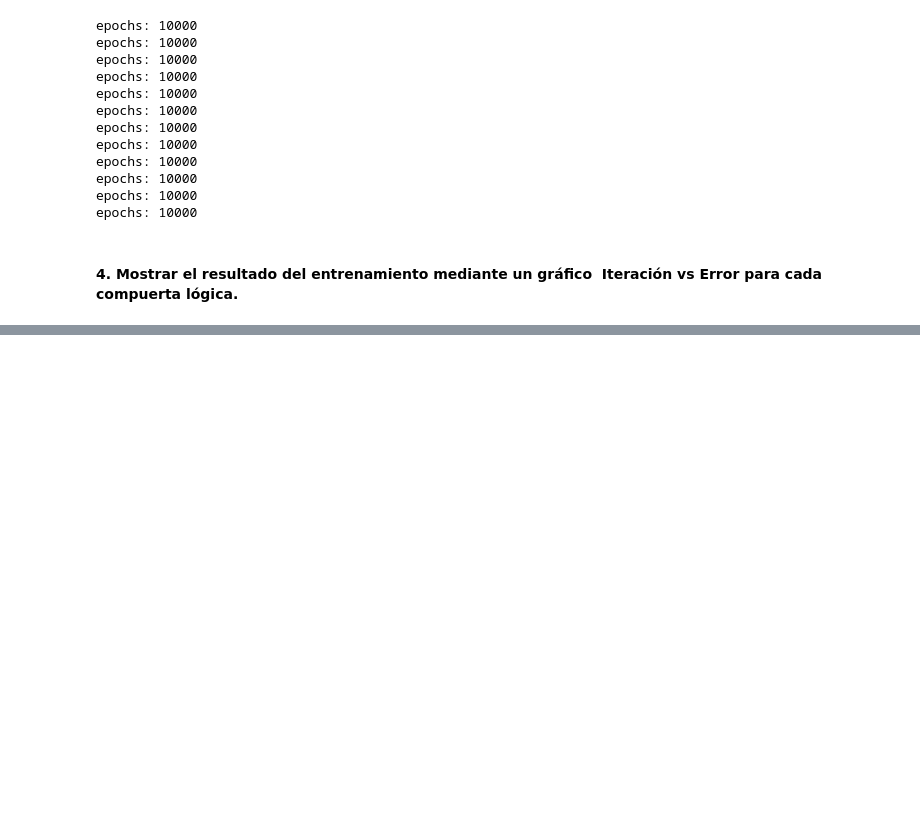
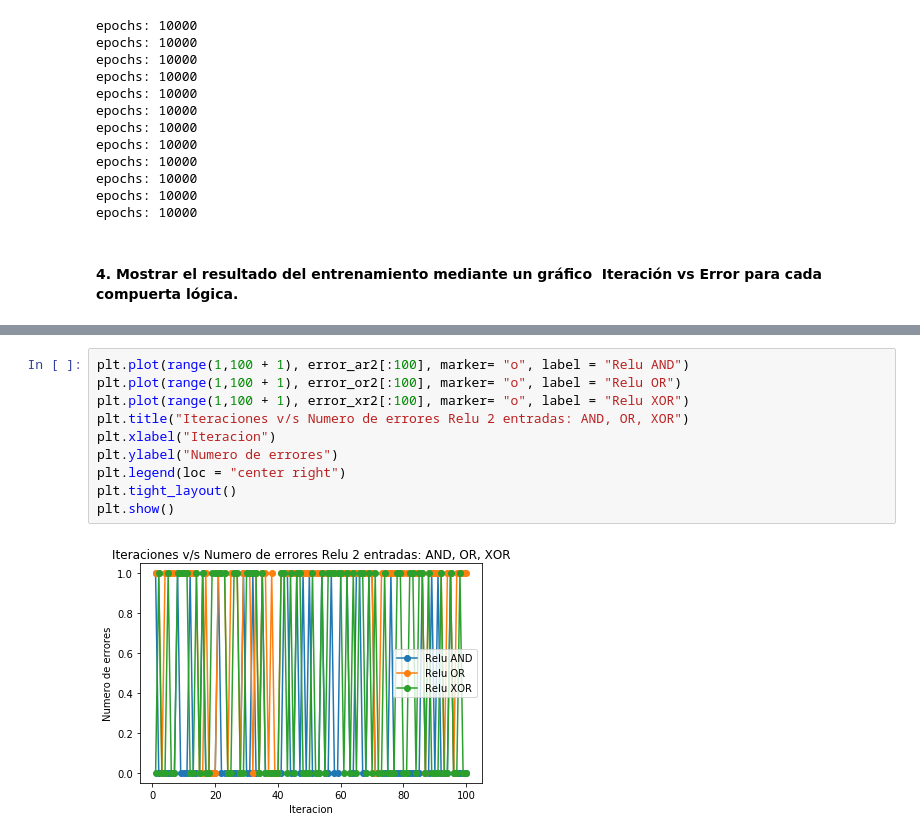
Before and after one commit to BHernandez18/Redes_neuronales_1-2019, a Jupyter notebook: Laboratorio 2 - Perceptrón Multicapa/lab2_redes-neuronales.ipynb, the cells around one changed output, grey strips where cells are left out. Drawn from its saved outputs; the diff is of its cells as text; blank space fills up the shorter version.

```diff
--- a/Laboratorio 2 - Perceptrón Multicapa/lab2_redes-neuronales.ipynb
+++ b/Laboratorio 2 - Perceptrón Multicapa/lab2_redes-neuronales.ipynb
@@ -302,0 +318,12 @@ epochs: 10000
+# %%
+plt.plot(range(1,100 + 1), error_ar2[:100], marker= "o", label = "Relu AND")
+plt.plot(range(1,100 + 1), error_or2[:100], marker= "o", label = "Relu OR")
+plt.plot(range(1,100 + 1), error_xr2[:100], marker= "o", label = "Relu XOR")
+plt.title("Iteraciones v/s Numero de errores Relu 2 entradas: AND, OR, XOR")
+plt.xlabel("Iteracion")
+plt.ylabel("Numero de errores")
+plt.legend(loc = "center right")
+plt.tight_layout()
+plt.show()
+# %% [output]
+[figure, added]
```
Also changed, not shown: parts of 6 cells of this notebook.
